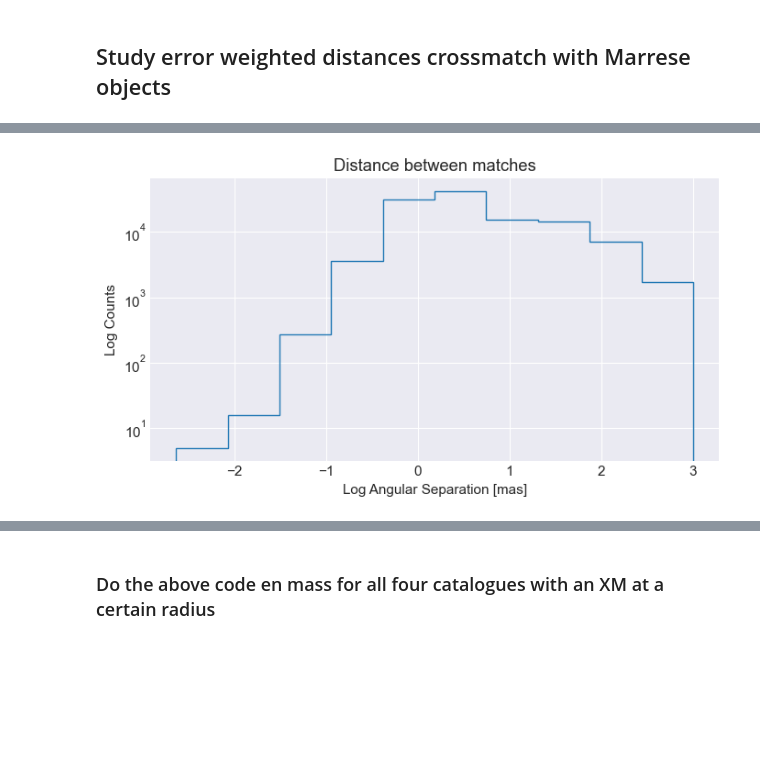
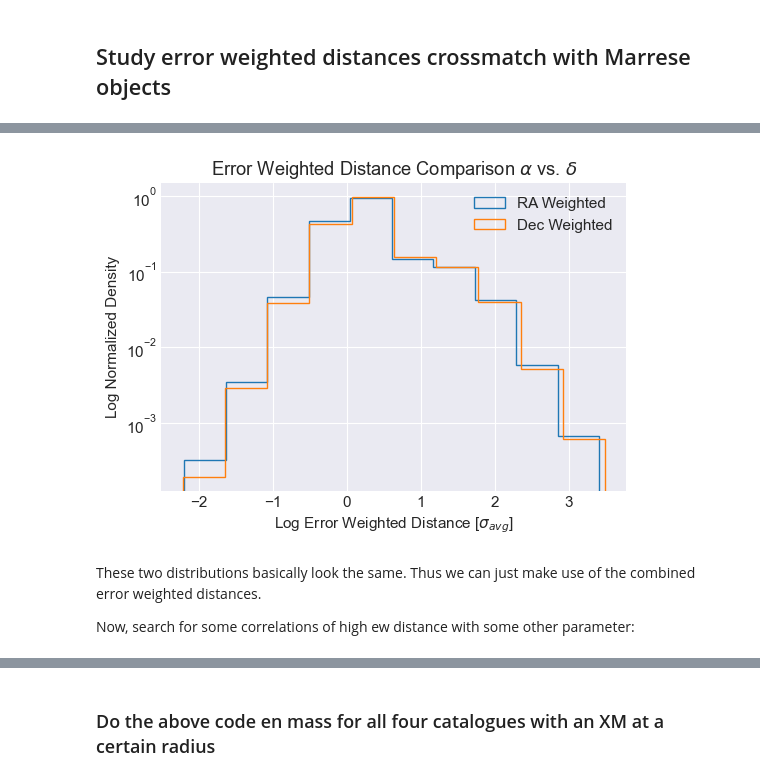
Before and after one commit to RenVit318/masterproject, a Jupyter notebook: src/notebooks/crossmatch_analysis.ipynb, the cells around one changed output, grey strips where cells are left out. Cells and saved outputs as stored; diff of their text form; code cells hidden in the pictures; blank space fills up the shorter version.

Commit message:
Error Weighted Distance Analysis in Notebook

```diff
--- a/src/notebooks/crossmatch_analysis.ipynb
+++ b/src/notebooks/crossmatch_analysis.ipynb
@@ -690,13 +698,13 @@ plt.savefig(fpath+f"crossmatch_separation_all", bbox_inches='tight')
 pos_gaia_params = ['ra_prop', 'dec_prop', 'e_ra_prop', 'e_de_prop']
 pos_hipp_params = ['ra', 'dec', 'e_ra_rad', 'e_de_rad']
 marrese_xm_base = np.load('../../results/marrese_crossmatch+EIB_1as_best_neighbour_nearest.npy')
-#marrese_xm_pmc =
+marrese_xm_pmc = np.load('../../results/marrese_crossmatch+PMC+EIB_1as_best_neighbour_nearest.npy')
 
 
 #xm, pos_gaia = query_extra_data(xm, pos_gaia_params, cat='GaiaBaseCat', cat_dpath='../../../data/')
 # Difficult to query Gaia data because the cat file is too big.
 
-#_, pos_hipp_table = query_extra_data(marrese_xm_base, pos_hipp_params, cat='hipp')
+_, pos_hipp_table = query_extra_data(marrese_xm_base, pos_hipp_params, cat='hipp')
 
 cat_gaia = fits.open(f'../../../data/GaiaBaseCat+EIB.fits')[1].data
 # This for loop populates the pos_gaia table following GaiaCat_ID in the xm tables.
@@ -782,13 +805,31 @@ Text(0.5, 0, 'Log Error Weighted Distance [$\\sigma_{avg}$]')
+# %%
+# Instead of total error weighted distance, look at alpha error and dec error weighted distances
+distances_mas = np.degrees(distances) * 3600 * 1e3
+avg_hipp_errors = (1./np.sqrt(2)) * np.sqrt((pos_hipp_table[:, 2])**2 + (pos_hipp_table[:, 3])**2)
+avg_gaia_errors = (1./np.sqrt(2)) * np.sqrt((pos_gaia_table[:, 2])**2 + (pos_gaia_table[: ,3])**2)
+avg_errors = np.sqrt(avg_hipp_errors**2 + avg_gaia_errors**2)
+
+avg_ra_errors = np.sqrt((pos_hipp_table[:, 2])**2 + (pos_gaia_table[:, 2])**2)
+avg_de_errors = np.sqrt((pos_hipp_table[:, 3])**2 + (pos_gaia_table[:, 3])**2)
+
+ra_error_w_distances = distances_mas / avg_ra_errors
+de_error_w_distances = distances_mas / avg_de_errors
 # %%
-# Distances Histogram
-fig, ax = plt.subplots(1,1, figsize=(8,4))
-ax.hist(np.log10(distances_mas), log=True, histtype='step')
+fig, ax = plt.subplots(1,1, figsize=(6,4))
 
-ax.set_xlabel("Log Angular Separation [mas]")
-ax.set_ylabel("Log Counts")
-ax.set_title("Distance between matches")
+ax.hist(np.log10(ra_error_w_distances), log=True, histtype='step', density=True, label='RA Weighted')
+ax.hist(np.log10(de_error_w_distances), log=True, histtype='step', density=True, label='Dec Weighted')
 
-plt.savefig(fpath+f"xm{extension}_{radius}_nearest_angsep.png", bbox_inches='tight')
+ax.set_xlabel(r'Log Error Weighted Distance [$\sigma_{avg}$]')
+ax.set_ylabel('Log Normalized Density')
+ax.set_title(r'Error Weighted Distance Comparison $\alpha$ vs. $\delta$')
+
+ax.legend()
+plt.savefig(fpath+'marrese_alpha_dec_ew_comparison', bbox_inches='tight')
 plt.show()
 # %% [output]
-[figure, old version]
+[figure, new version]
+# %% [markdown]
+These two distributions basically look the same. Thus we can just make use of the combined error weighted distances.
+
+Now, search for some correlations of high ew distance with some other parameter:
```
Also changed, not shown: parts of 29 cells of this notebook.
